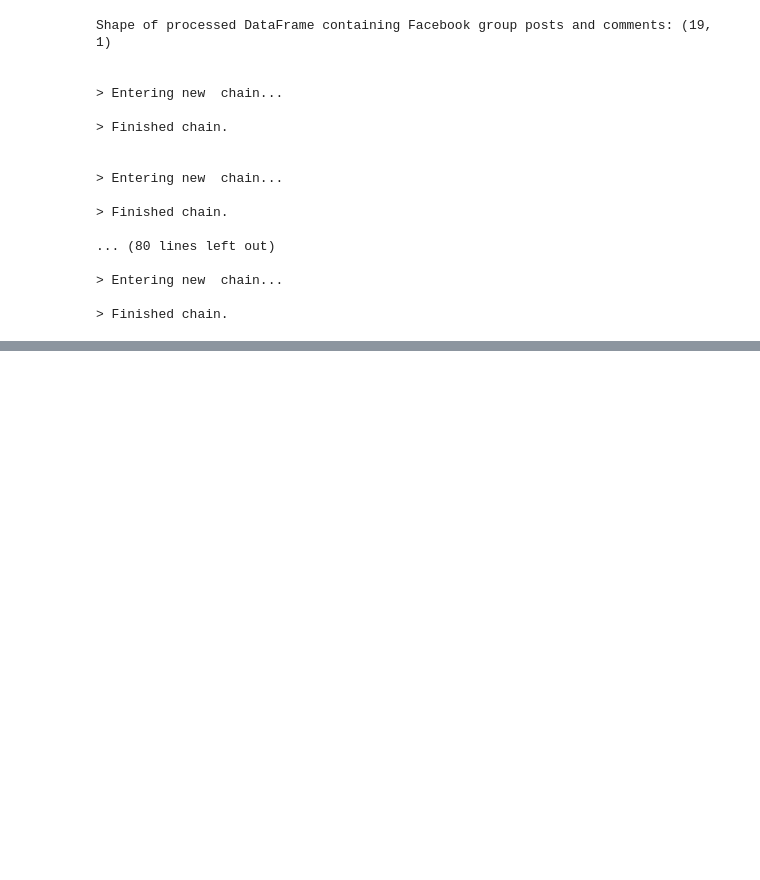
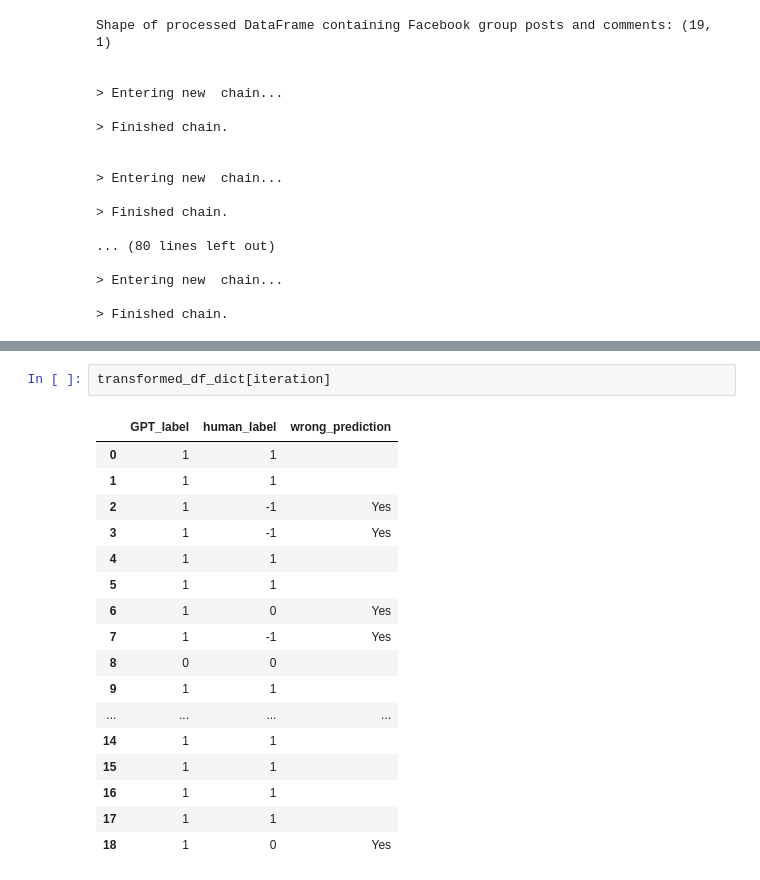
Before and after one commit to silvhua/ChatGPT-sentiment-analysis, a Jupyter notebook: notebooks/2023-07-04 portfolio notebook.ipynb, the cells around one changed output, grey strips where cells are left out. Cells and saved outputs as stored; diff of their text form; blank space fills up the shorter version.

```diff
--- a/notebooks/2023-07-04 portfolio notebook.ipynb
+++ b/notebooks/2023-07-04 portfolio notebook.ipynb
@@ -504,0 +623,20 @@ create_df_from_response(response_dict[iteration_id])
+# %%
+transformed_df_dict[iteration]
+# %% [output]
+|  | GPT_label | human_label | wrong_prediction |
+| 0 | 1 | 1 |  |
+| 1 | 1 | 1 |  |
+| 2 | 1 | -1 | Yes |
+| 3 | 1 | -1 | Yes |
+| 4 | 1 | 1 |  |
+| 5 | 1 | 1 |  |
+| 6 | 1 | 0 | Yes |
+| 7 | 1 | -1 | Yes |
+| 8 | 0 | 0 |  |
+| 9 | 1 | 1 |  |
+| ... | ... | ... | ... |
+| 14 | 1 | 1 |  |
+| 15 | 1 | 1 |  |
+| 16 | 1 | 1 |  |
+| 17 | 1 | 1 |  |
+| 18 | 1 | 0 | Yes |
```
Also changed, not shown: parts of 26 cells of this notebook.
